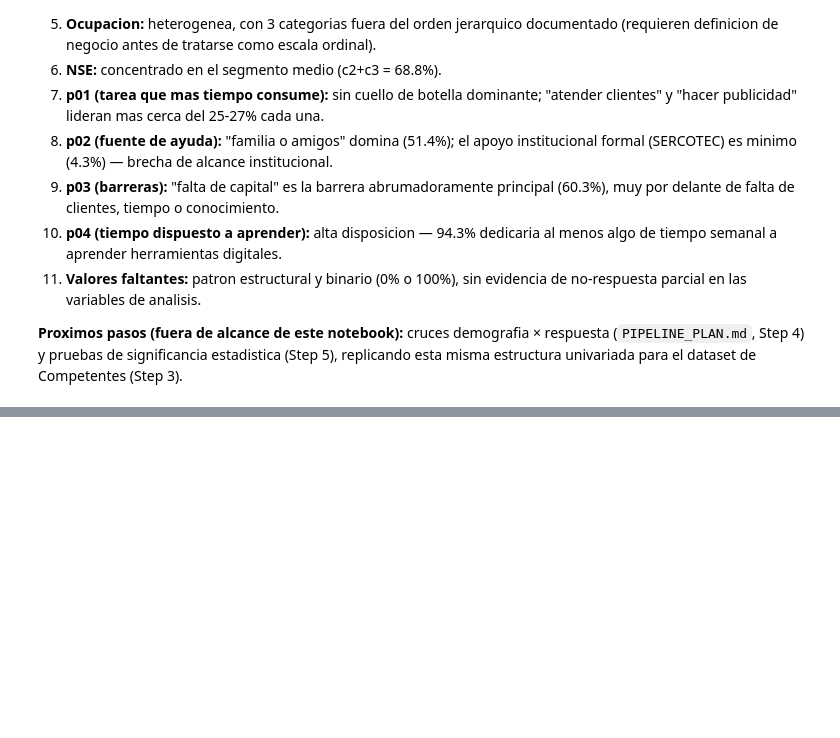
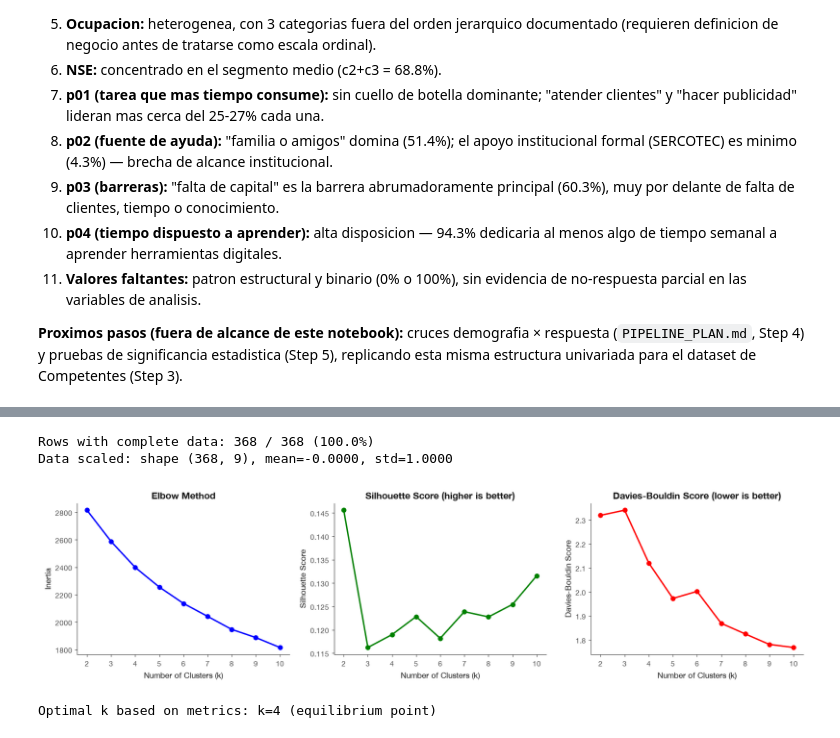
Before and after one commit to tomasleale/icd_ia, a Jupyter notebook: ia_icd_pymes_analysis.ipynb, the cells around one changed output, grey strips where cells are left out. Drawn from its saved outputs; the diff is of its cells as text; code cells hidden in the pictures; blank space fills up the shorter version.

```diff
--- a/ia_icd_pymes_analysis.ipynb
+++ b/ia_icd_pymes_analysis.ipynb
@@ -2440,0 +2445,68 @@ misma estructura univariada para el dataset de Competentes (Step 3).
+# %%
+from sklearn.preprocessing import StandardScaler, LabelEncoder
+from sklearn.cluster import KMeans
+from sklearn.metrics import silhouette_score, davies_bouldin_score
+import numpy as np
+
+clustering_features = ['sexo', 'edad', 'niveduc', 'ocupacion', 'nse', 'p01', 'p02', 'p03', 'p04']
+df_cluster = dfpymes[clustering_features].copy()
+df_cluster_clean = df_cluster.dropna()
+
+print(f"Rows with complete data: {len(df_cluster_clean)} / {len(df_cluster)} ({100*len(df_cluster_clean)/len(df_cluster):.1f}%)")
+
+label_encoders = {}
+df_encoded = pd.DataFrame()
+
+for col in df_cluster_clean.columns:
+    le = LabelEncoder()
+    values = df_cluster_clean[col].astype(str).values
+    df_encoded[col] = le.fit_transform(values)
+    label_encoders[col] = le
+
+scaler = StandardScaler()
+df_scaled = scaler.fit_transform(df_encoded.astype(float))
+print(f"Data scaled: shape {df_scaled.shape}, mean={df_scaled.mean():.4f}, std={df_scaled.std():.4f}")
+# %% [output]
+Rows with complete data: 368 / 368 (100.0%)
+Data scaled: shape (368, 9), mean=-0.0000, std=1.0000
+# %%
+inertias = []
+silhouette_scores = []
+davies_bouldin_scores = []
+k_range = range(2, 11)
+
+for k in k_range:
+    kmeans = KMeans(n_clusters=k, random_state=42, n_init=10)
+    kmeans.fit(df_scaled)
+    inertias.append(kmeans.inertia_)
+    silhouette_scores.append(silhouette_score(df_scaled, kmeans.labels_))
+    davies_bouldin_scores.append(davies_bouldin_score(df_scaled, kmeans.labels_))
+
+fig, axes = plt.subplots(1, 3, figsize=(15, 4))
+
+axes[0].plot(k_range, inertias, 'bo-')
+axes[0].set_xlabel('Number of Clusters (k)')
+axes[0].set_ylabel('Inertia')
+axes[0].set_title('Elbow Method')
+axes[0].grid()
+
+axes[1].plot(k_range, silhouette_scores, 'go-')
+axes[1].set_xlabel('Number of Clusters (k)')
+axes[1].set_ylabel('Silhouette Score')
+axes[1].set_title('Silhouette Score (higher is better)')
+axes[1].grid()
+
+axes[2].plot(k_range, davies_bouldin_scores, 'ro-')
+axes[2].set_xlabel('Number of Clusters (k)')
+axes[2].set_ylabel('Davies-Bouldin Score')
+axes[2].set_title('Davies-Bouldin Score (lower is better)')
+axes[2].grid()
+
+plt.tight_layout()
+save_fig(fig, "clustering_validation_metrics_pymes.png", subdir="pymes")
+plt.show()
+
+print(f"Optimal k based on metrics: k=4 (equilibrium point)")
+# %% [output]
+[figure, added]
+Optimal k based on metrics: k=4 (equilibrium point)
```
Also changed, not shown: parts of 6 cells of this notebook, 3 other files.
